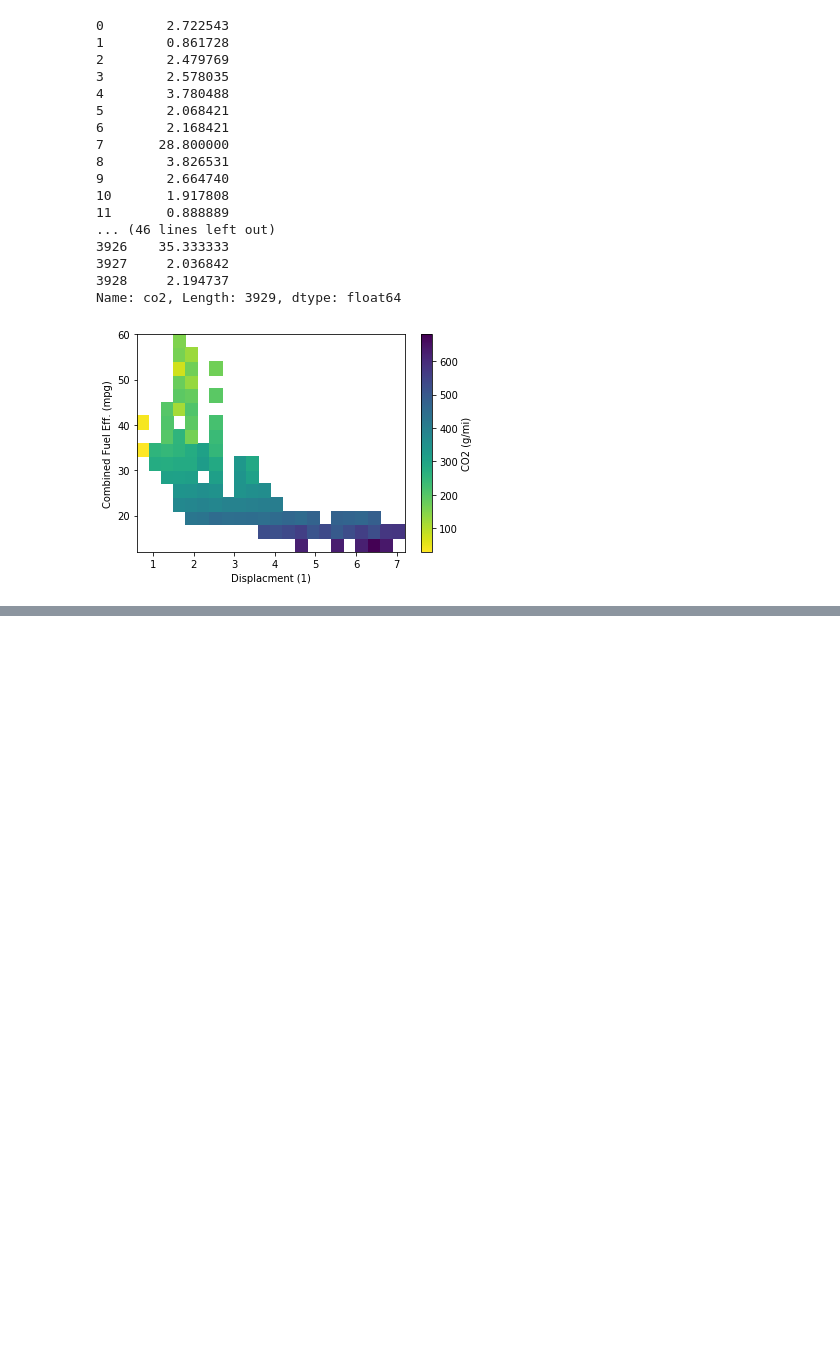
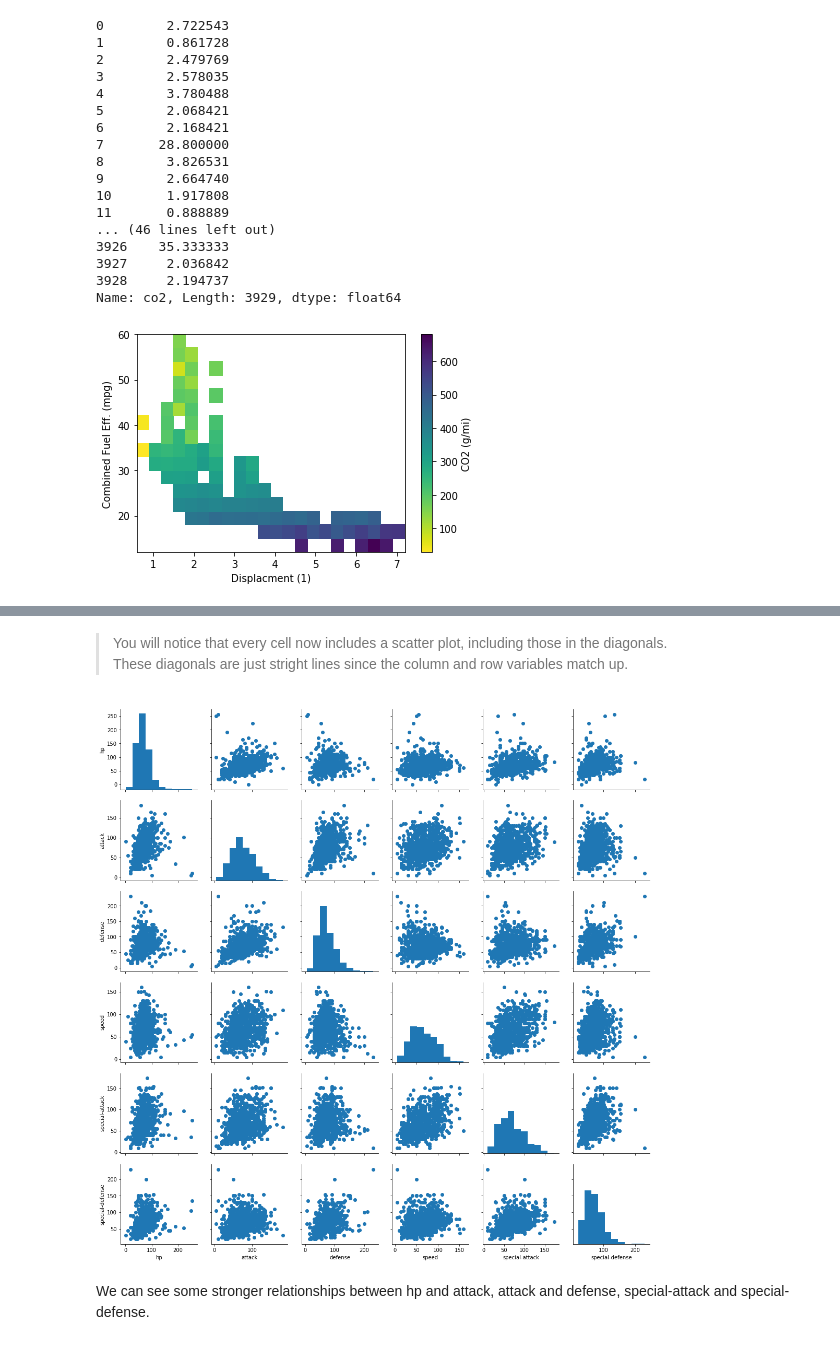
Before and after one commit to iRaied/Project_5_3_Pokemon, a Jupyter notebook: Multivariate_Vis_Size_and_Shape.ipynb, the cells around one changed output, grey strips where cells are left out. Drawn from its saved outputs; the diff is of its cells as text; code cells hidden in the pictures; blank space fills up the shorter version.

```diff
--- a/Multivariate_Vis_Size_and_Shape.ipynb
+++ b/Multivariate_Vis_Size_and_Shape.ipynb
@@ -390,0 +422,15 @@ plt.colorbar(label = 'CO2 (g/mi)');
+# %% [markdown]
+> You will notice that every cell now includes a scatter plot, including those in the diagonals.
+<br></br>
+> These diagonals are just stright lines since the column and row variables match up.
+# %%
+# Let's use the map diag method to put histograms on the diagonal,
+
+pkmn_stats = ['hp', 'attack', 'defense', 'speed', 'special-attack', 'special-defense']
+g = sb.PairGrid(data = pokemon, vars = pkmn_stats)
+g.map_offdiag(plt.scatter);
+g.map_diag(plt.hist);
+# %% [output]
+[figure, added]
+# %% [markdown]
+We can see some stronger relationships between hp and attack, attack and defense, special-attack and special-defense.
```
Also changed, not shown: parts of 10 cells of this notebook.
